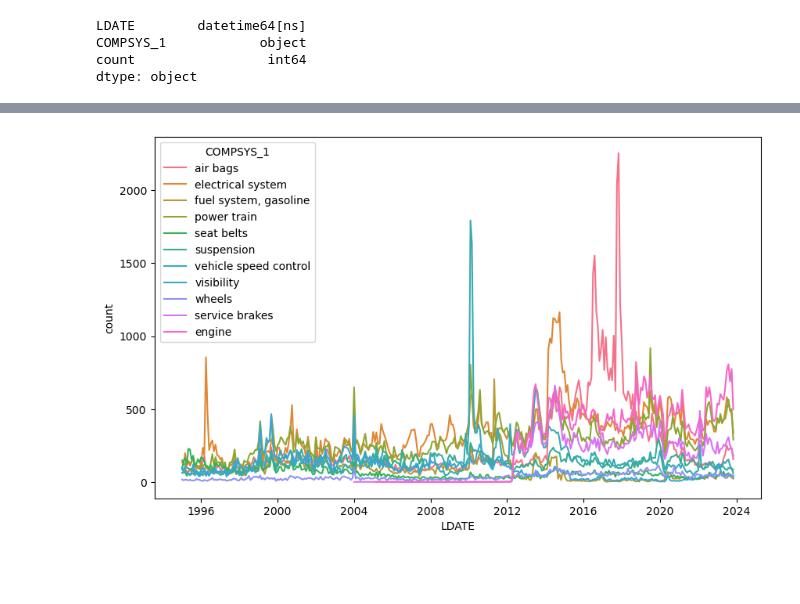
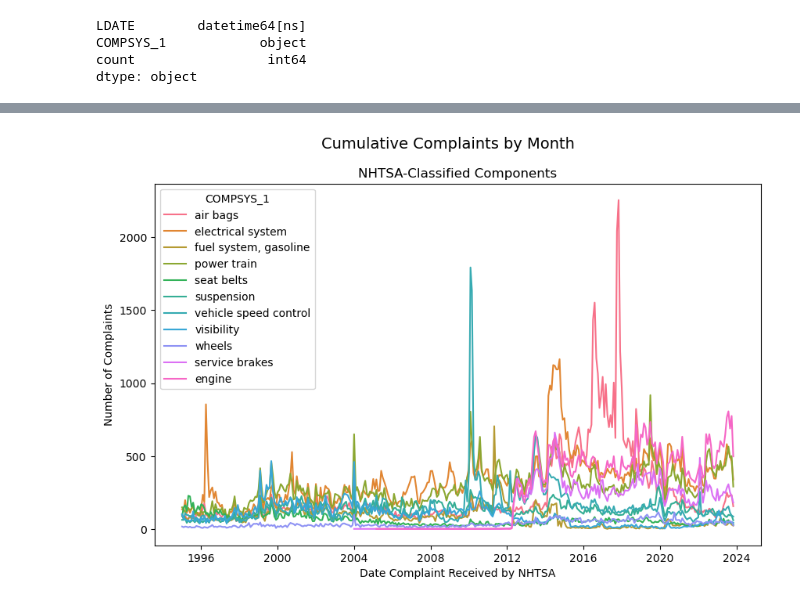
Before and after one commit to prithvidasgupta/si671, a Jupyter notebook: pm_parts_nb.ipynb, the cells around one changed output, grey strips where cells are left out. Cells and saved outputs as stored; diff of their text form; code cells hidden in the pictures; blank space fills up the shorter version.

```diff
--- a/pm_parts_nb.ipynb
+++ b/pm_parts_nb.ipynb
@@ -844,6 +844,10 @@ monthly_counts.sample(5)
 # %%
 plt.figure(figsize=(10, 6))
 sns.lineplot(x='LDATE', y='count', data=monthly_counts, hue="COMPSYS_1")
+plt.suptitle("Cumulative Complaints by Month", fontsize=14)
+plt.title("NHTSA-Classified Components")
+plt.xlabel("Date Complaint Received by NHTSA")
+plt.ylabel("Number of Complaints")
 plt.show()
 # %% [output]
-[figure, old version]
+[figure, new version]
```
Also changed, not shown: parts of 19 cells of this notebook.
